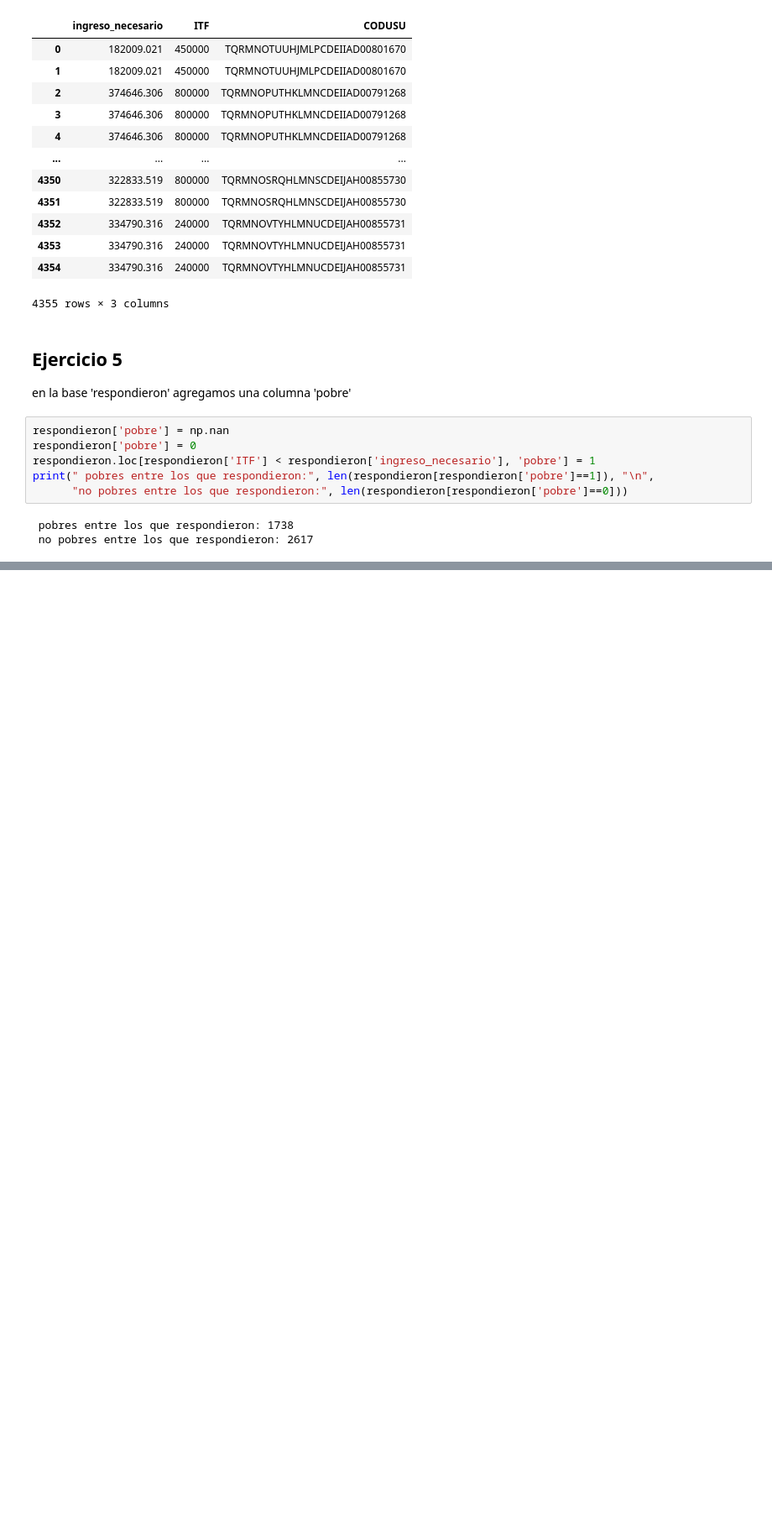
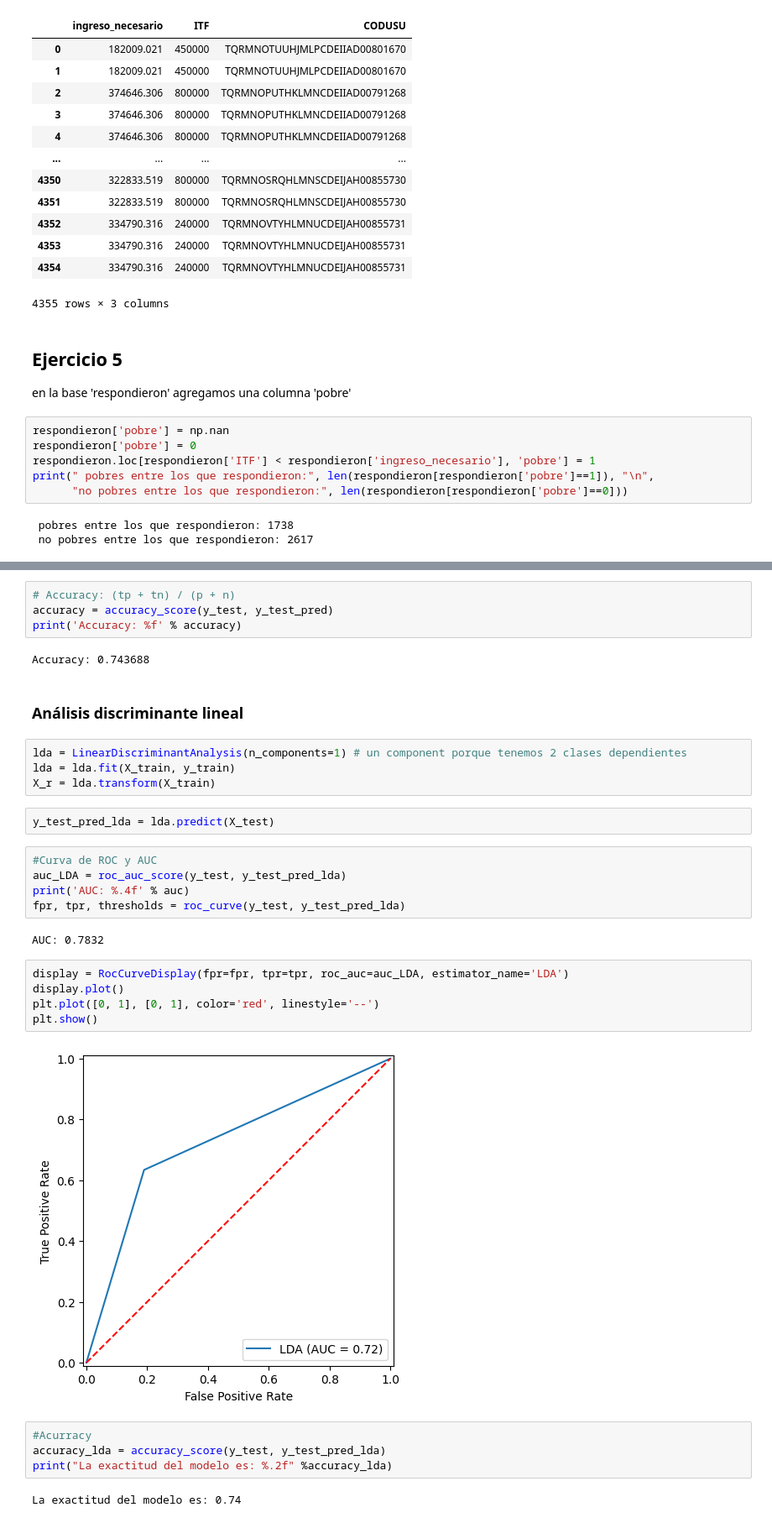
Before and after one commit to fedear402/E337-BD-TPS-G1, a Jupyter notebook: TP3/TP3_Albareti_Lopez_Mettola.ipynb, the cells around one changed output, grey strips where cells are left out. Shown at 84% size. Cells and saved outputs as stored; diff of their text form; blank space fills up the shorter version.

```diff
--- a/TP3/TP3_Albareti_Lopez_Mettola.ipynb
+++ b/TP3/TP3_Albareti_Lopez_Mettola.ipynb
@@ -258,0 +383,34 @@ print(" pobres entre los que respondieron:", len(respondieron[respondieron['pobr
+# %%
+# Accuracy: (tp + tn) / (p + n)
+accuracy = accuracy_score(y_test, y_test_pred)
+print('Accuracy: %f' % accuracy)
+# %% [output]
+Accuracy: 0.743688
+# %% [markdown]
+### Análisis discriminante lineal
+# %%
+lda = LinearDiscriminantAnalysis(n_components=1) # un component porque tenemos 2 clases dependientes
+lda = lda.fit(X_train, y_train)
+X_r = lda.transform(X_train)
+# %%
+y_test_pred_lda = lda.predict(X_test)
+# %%
+#Curva de ROC y AUC
+auc_LDA = roc_auc_score(y_test, y_test_pred_lda)
+print('AUC: %.4f' % auc)
+fpr, tpr, thresholds = roc_curve(y_test, y_test_pred_lda)
+# %% [output]
+AUC: 0.7832
+# %%
+display = RocCurveDisplay(fpr=fpr, tpr=tpr, roc_auc=auc_LDA, estimator_name='LDA')
+display.plot()
+plt.plot([0, 1], [0, 1], color='red', linestyle='--')
+plt.show()
+# %% [output]
+[figure, added]
+# %%
+#Acurracy
+accuracy_lda = accuracy_score(y_test, y_test_pred_lda)
+print("La exactitud del modelo es: %.2f" %accuracy_lda)
+# %% [output]
+La exactitud del modelo es: 0.74
```
Also changed, not shown: parts of 27 cells of this notebook.
